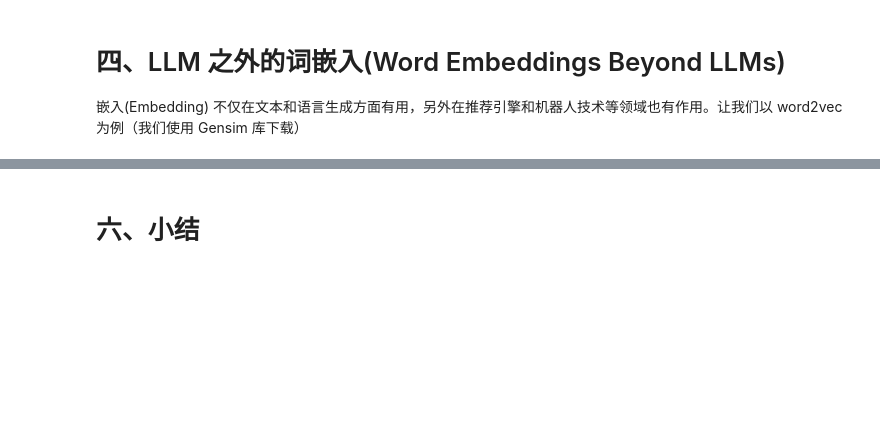
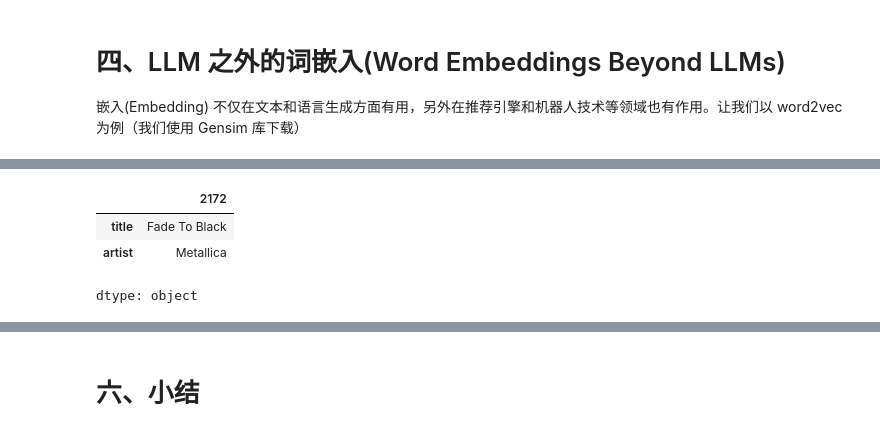
Before and after one commit to xiaocao-cookie/Learning-for-AI, a Jupyter notebook: LLM/01_tokenizer_and_embedding.ipynb, the cells around one changed output, grey strips where cells are left out. Cells and saved outputs as stored; diff of their text form; code cells hidden in the pictures; blank space fills up the shorter version.

```diff
--- a/LLM/01-tokenizer_and_embedding.ipynb
+++ b/LLM/01_tokenizer_and_embedding.ipynb
@@ -733,0 +1042,7 @@ print(word2vec_model.similarity("king", "banana"))
+# %%
+songs_df.iloc[2172]
+# %% [output]
+|  | 2172 |
+| title | Fade To Black |
+| artist | Metallica |
+dtype: object
```
Also changed, not shown: parts of 29 cells of this notebook, 1 other file.
